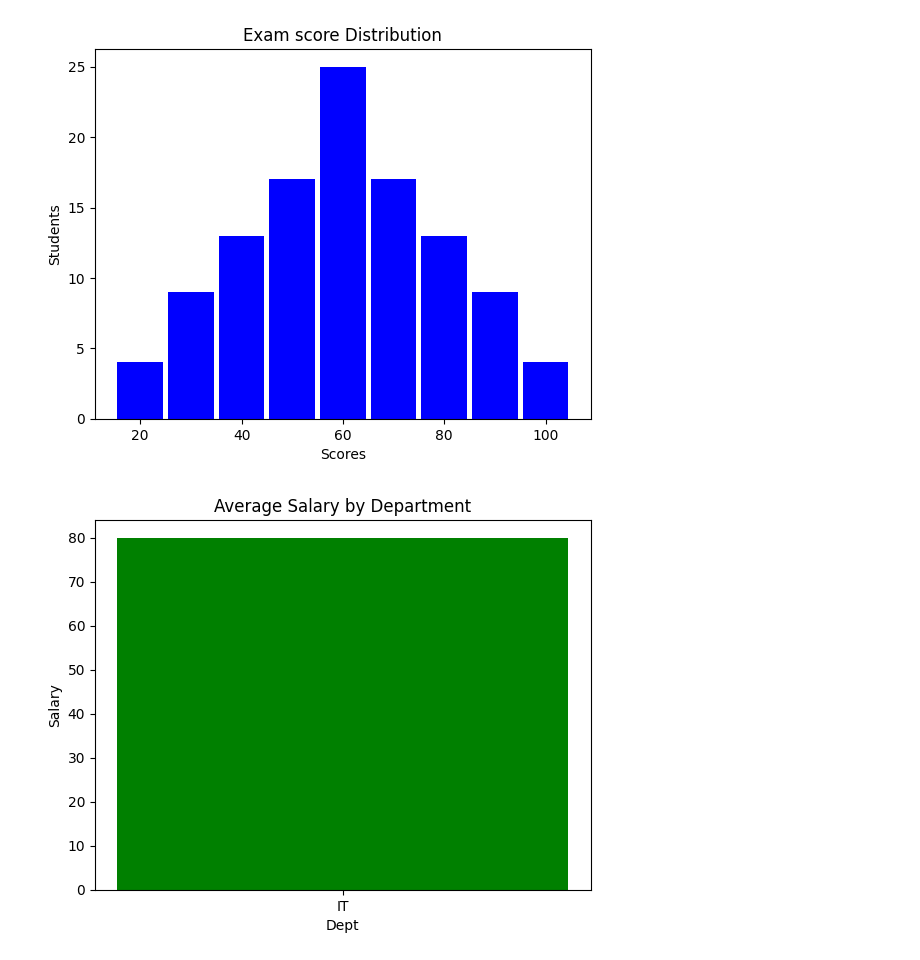
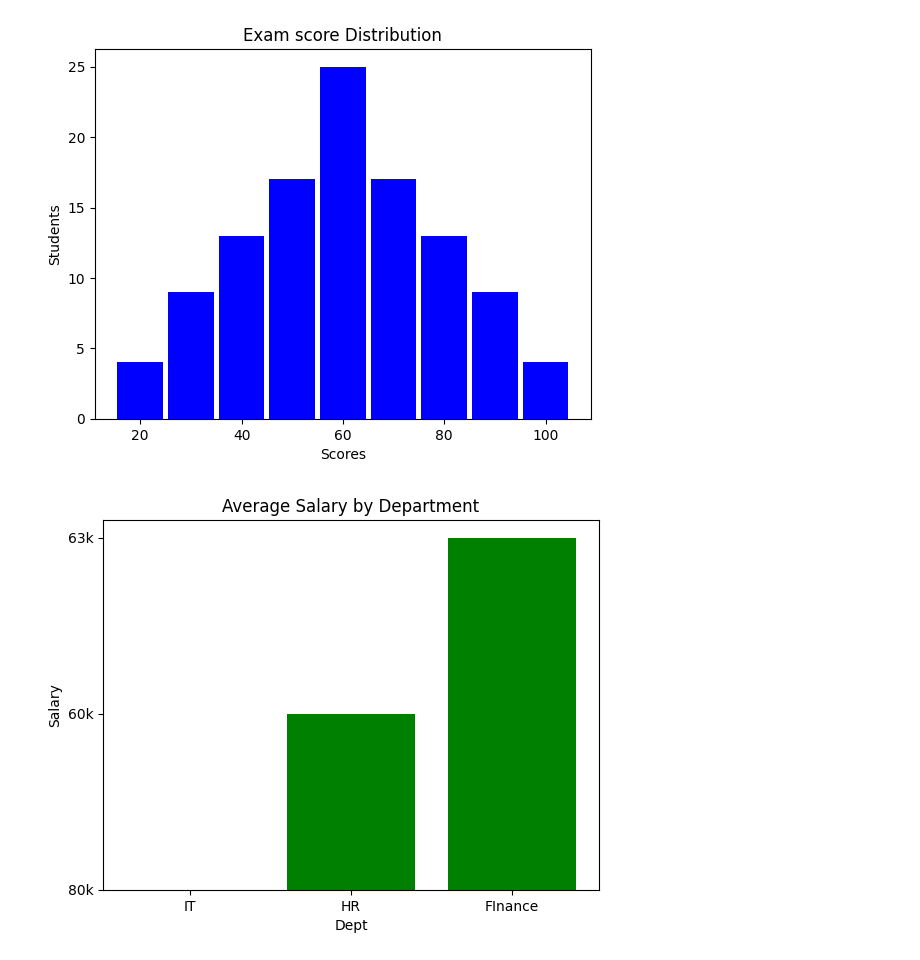
Before and after one commit to niyomugaboetiene/ml-tr-with-jupyter-notebook, a Jupyter notebook: real-exercises.ipynb, the cells around one changed output. Cells and saved outputs as stored; diff of their text form; code cells hidden in the pictures.

```diff
--- a/real-exercises.ipynb
+++ b/real-exercises.ipynb
@@ -46,12 +46,12 @@ plt.show()
 # %% [output]
 [figure]
 # %%
-dept = ['IT', 'HR']
-salary = [80, 55]
-plt.bar(dept, salary, width=3, color='green')
+dept = ['IT', 'HR', "FInance"]
+salary = ['80k', '60', 63]
+plt.bar(dept, salary,  color='green')
 plt.xlabel("Dept")
 plt.ylabel("Salary")
 plt.title("Average Salary by Department")
 plt.show()
 # %% [output]
-[figure, old version]
+[figure, new version]
```
